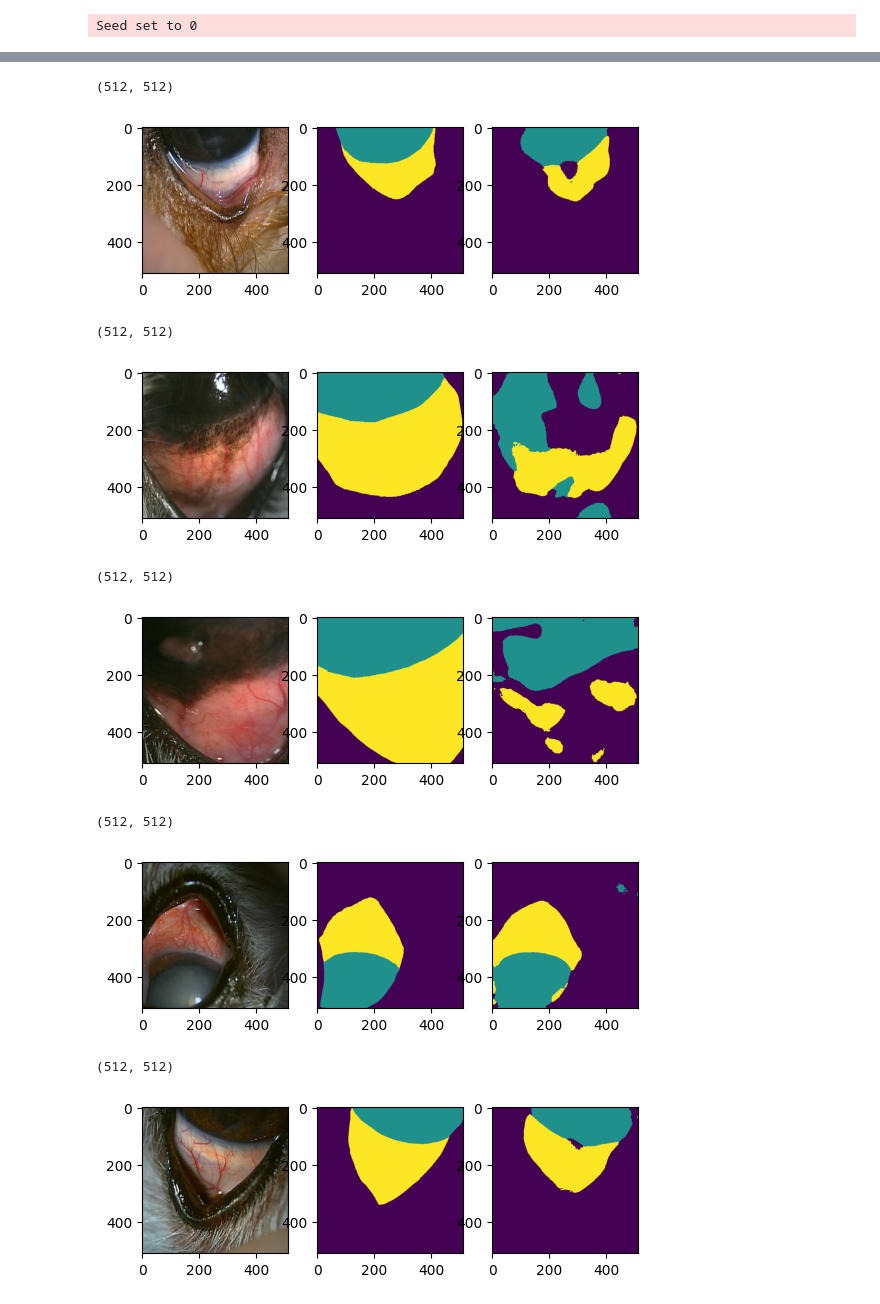
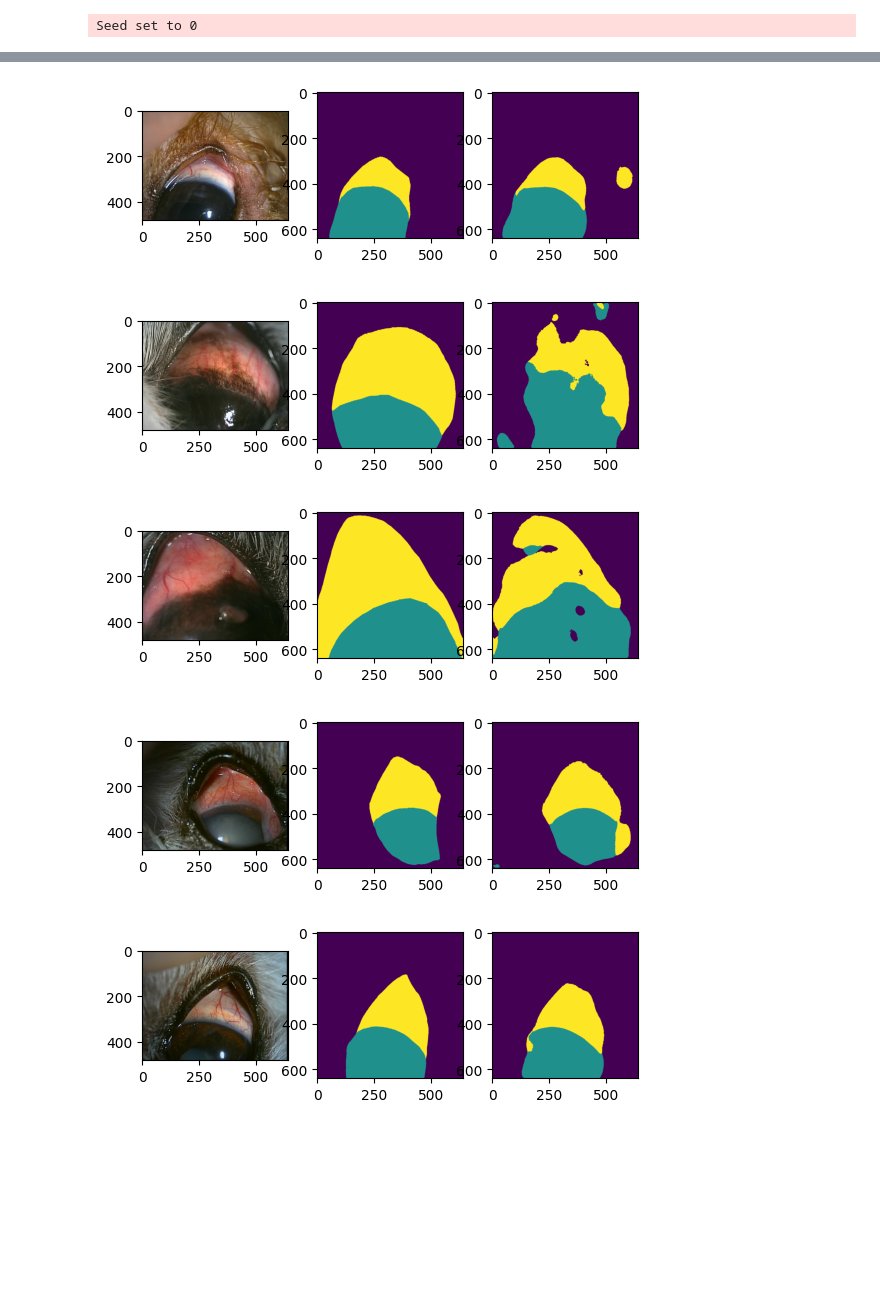
Before and after one commit to endaaman/ketsu, a Jupyter notebook: note2.ipynb, the cells around one changed output, grey strips where cells are left out. Cells and saved outputs as stored; diff of their text form; code cells hidden in the pictures; blank space fills up the shorter version.

```diff
--- a/note2.ipynb
+++ b/note2.ipynb
@@ -1,4 +1,5 @@
 # %%
+import os
 from pydantic import Field, BaseModel
 import torch
 import numpy as np
@@ -10,11 +11,13 @@ import pytorch_lightning as pl
 from pytorch_lightning.callbacks import ModelCheckpoint, EarlyStopping, RichProgressBar
 from monai.networks.nets import UNet
 
-from ketsu.utils.cli import BaseMLCLI, BaseMLArgs
+from ketsu.utils import fix_global_seed
 from ketsu.datasets import ConjDataset
 from ketsu.main import ConjConfig, ConjModule, CustomEarlyStopping
 
+fix_global_seed(0)
 pl.seed_everything(0)
 torch.set_float32_matmul_precision('medium')
+device = 'cuda'
 # %% [output]
 Seed set to 0
@@ -135,28 +39,39 @@ Testing: |
 # %%
 from torchvision import transforms
-ds = ConjDataset(mode='val', normalization=False)
-module = module.eval().to('cuda')
+
+test_ds = ConjDataset(mode='val', size=640, augmentation=False, normalization=True)
+test_loader = DataLoader(test_ds, 10, num_workers=4)
+trainer = pl.Trainer(
+    accelerator='gpu',
+    devices=1,
+)
+
+module = ConjModule.load_from_checkpoint(
+    './checkpoints/unet16n/base3.ckpt',
+)
+
+print(trainer.test(module, test_loader))
+
 transform = transforms.Compose([
     transforms.Normalize(mean=[0.485, 0.456, 0.406], std=[0.229, 0.224, 0.225]),
+    transforms.ToTensor(),
 ])
 
+module = module.eval().to(device)
+
 for i in range(len(test_ds)):
-    image, label = ds[i]
+    image, label = test_ds[i]
     x = image
     with torch.no_grad():
-        x = transform((x/255)[None, ...]).to('cuda')
+        x = x[None, ...].to(device)
         y = module(x)[0]
+    y = y.detach().cpu().numpy().transpose(1, 2, 0).argmax(axis=-1)
 
-    # ここを変更: permute ではなく transpose を使用
-    y = y.detach().cpu().numpy()
-    y = y.transpose(1, 2, 0).argmax(axis=-1)
-    print(y.shape)
-
-    plt.subplot(1,3,1)
-    plt.imshow(Image.fromarray((image.numpy().transpose(1, 2, 0)).astype(np.uint8)))
-    plt.subplot(1,3,2)
+    plt.subplot(1, 3, 1)
+    plt.imshow(test_ds.images[i])
+    plt.subplot(1, 3, 2)
     plt.imshow(label.numpy())
-    plt.subplot(1,3,3)
+    plt.subplot(1, 3, 3)
     plt.imshow(y)
     plt.show()
 # %% [output]
@@ -165,10 +92,5 @@ for i in range(len(test_ds)):
-(512, 512)
-[figure, old version]
+[figure, new version]
-(512, 512)
-[figure, old version]
+[figure, new version]
-(512, 512)
-[figure, old version]
+[figure, new version]
-(512, 512)
-[figure, old version]
+[figure, new version]
-(512, 512)
-[figure, old version]
+[figure, new version]
```
Also changed, not shown: parts of 3 cells of this notebook, 3 other files.
